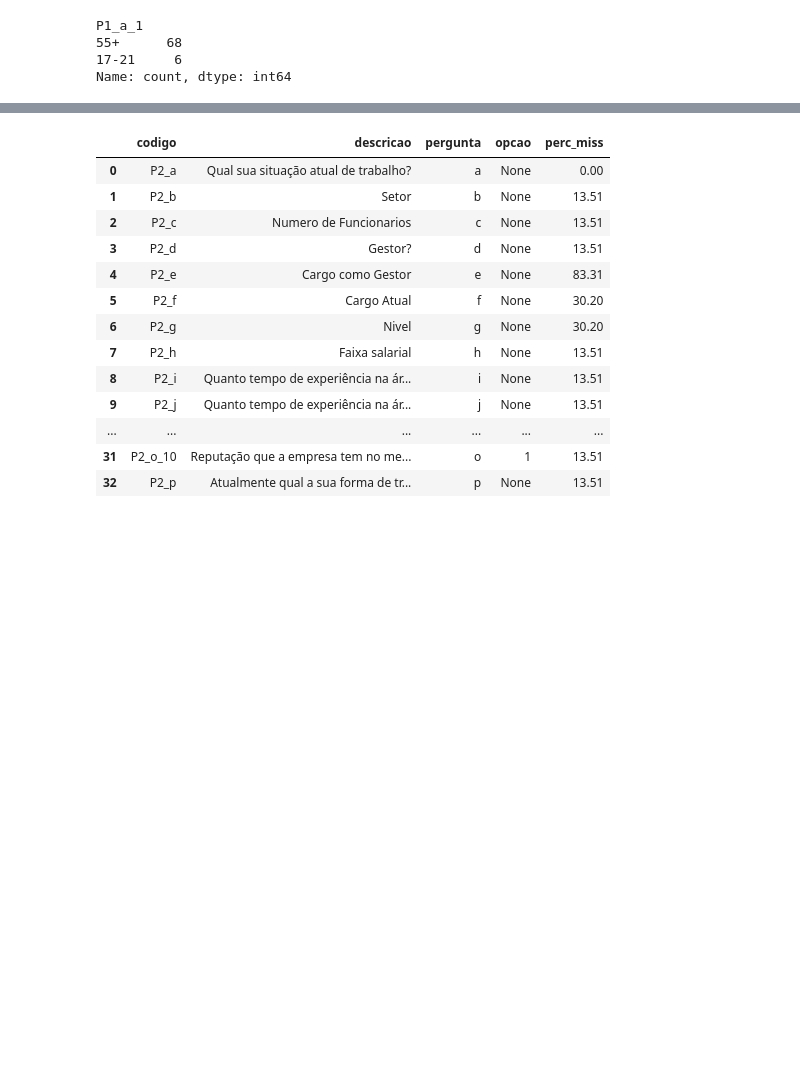
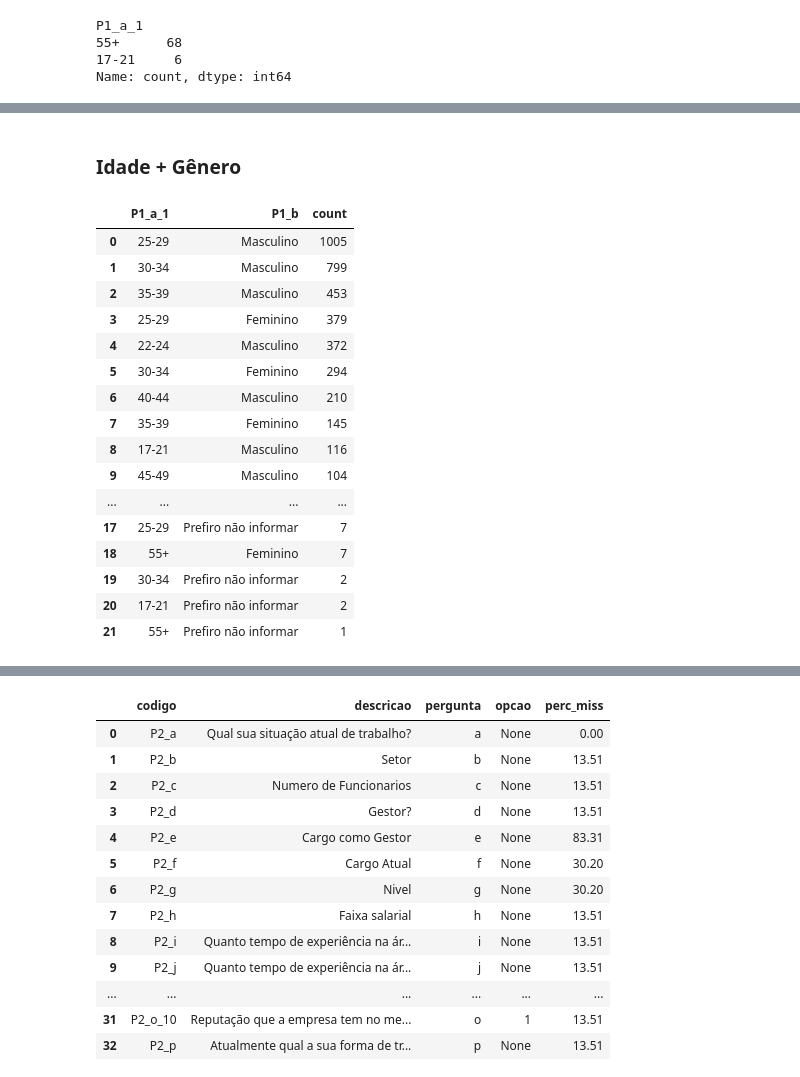
Before and after one commit to leticiafaria7/challenge-state-of-data, a Jupyter notebook: challenge-state-of-data.ipynb, the cells around one changed output, grey strips where cells are left out. Drawn from its saved outputs; the diff is of its cells as text; code cells hidden in the pictures; blank space fills up the shorter version.

```diff
--- a/challenge-state-of-data.ipynb
+++ b/challenge-state-of-data.ipynb
@@ -266,0 +306,22 @@ Name: count, dtype: int64
+# %% [markdown]
+### Idade + Gênero
+# %%
+parte1[['P1_a_1', 'P1_b']].value_counts().to_frame().reset_index().sort_values('count', ascending = False)
+# %% [output]
+|  | P1_a_1 | P1_b | count |
+| 0 | 25-29 | Masculino | 1005 |
+| 1 | 30-34 | Masculino | 799 |
+| 2 | 35-39 | Masculino | 453 |
+| 3 | 25-29 | Feminino | 379 |
+| 4 | 22-24 | Masculino | 372 |
+| 5 | 30-34 | Feminino | 294 |
+| 6 | 40-44 | Masculino | 210 |
+| 7 | 35-39 | Feminino | 145 |
+| 8 | 17-21 | Masculino | 116 |
+| 9 | 45-49 | Masculino | 104 |
+| ... | ... | ... | ... |
+| 17 | 25-29 | Prefiro não informar | 7 |
+| 18 | 55+ | Feminino | 7 |
+| 19 | 30-34 | Prefiro não informar | 2 |
+| 20 | 17-21 | Prefiro não informar | 2 |
+| 21 | 55+ | Prefiro não informar | 1 |
```
Also changed, not shown: parts of 18 cells of this notebook.
